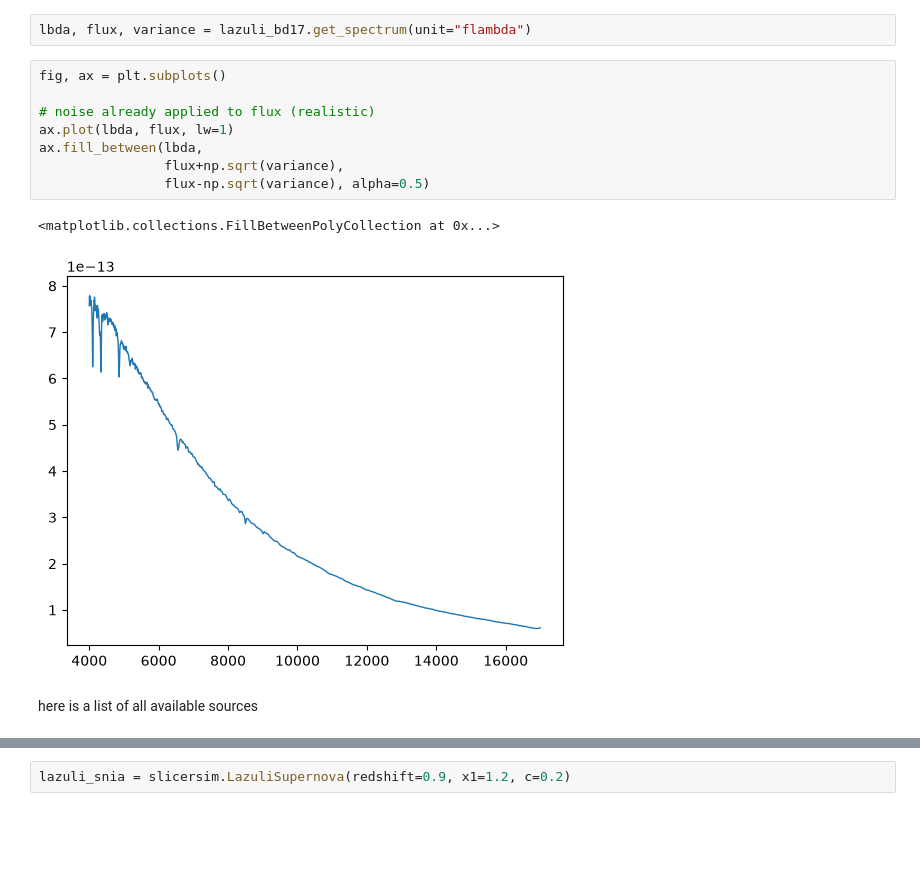
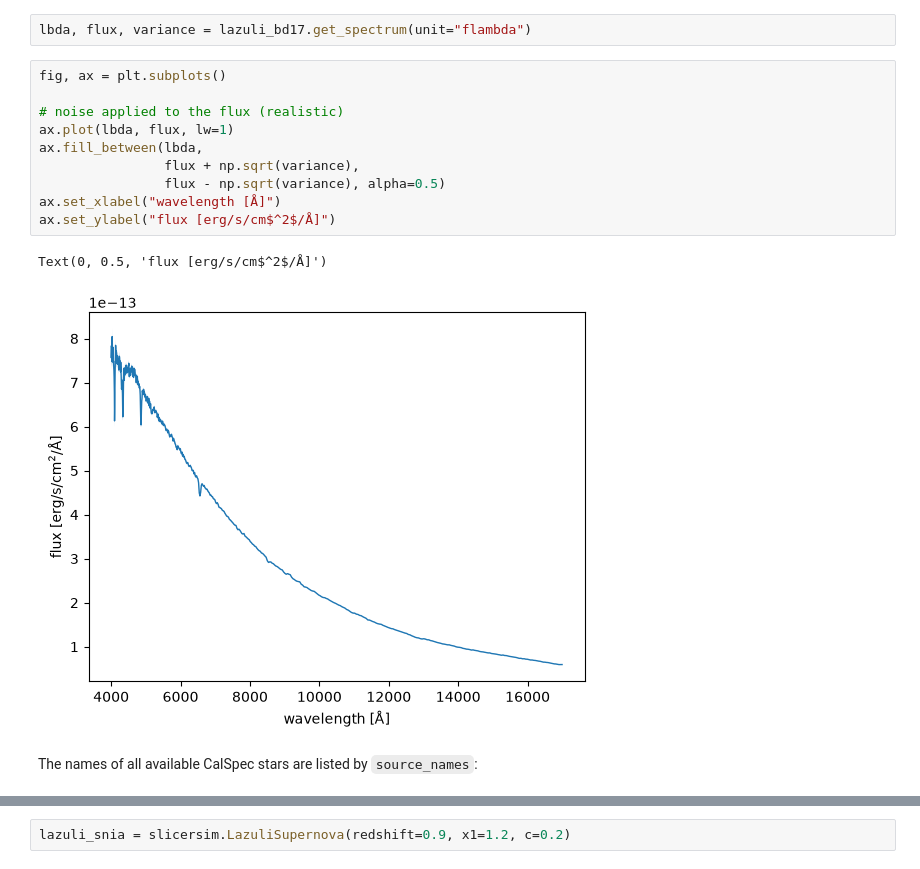
Before and after one commit to MickaelRigault/slicersim, a Jupyter notebook: docs/notebooks/beginner_LazuliTargets.ipynb, the cells around one changed output, grey strips where cells are left out. Drawn from its saved outputs; the diff is of its cells as text; blank space fills up the shorter version.

```diff
--- a/docs/notebooks/beginner_LazuliTargets.ipynb
+++ b/docs/notebooks/beginner_LazuliTargets.ipynb
@@ -111,13 +121,15 @@ lbda, flux, variance = lazuli_bd17.get_spectrum(unit="flambda")
 # %%
 fig, ax = plt.subplots()
 
-# noise already applied to flux (realistic)
+# noise applied to the flux (realistic)
 ax.plot(lbda, flux, lw=1)
 ax.fill_between(lbda,
-                flux+np.sqrt(variance),
-                flux-np.sqrt(variance), alpha=0.5)
+                flux + np.sqrt(variance),
+                flux - np.sqrt(variance), alpha=0.5)
+ax.set_xlabel("wavelength [Å]")
+ax.set_ylabel("flux [erg/s/cm$^2$/Å]")
 # %% [output]
-<matplotlib.collections.FillBetweenPolyCollection at 0x...>
+Text(0, 0.5, 'flux [erg/s/cm$^2$/Å]')
-[figure, old version]
+[figure, new version]
 # %% [markdown]
-here is a list of all available sources
+The names of all available CalSpec stars are listed by `source_names`:
```
Also changed, not shown: parts of 26 cells of this notebook, 25 other files.
